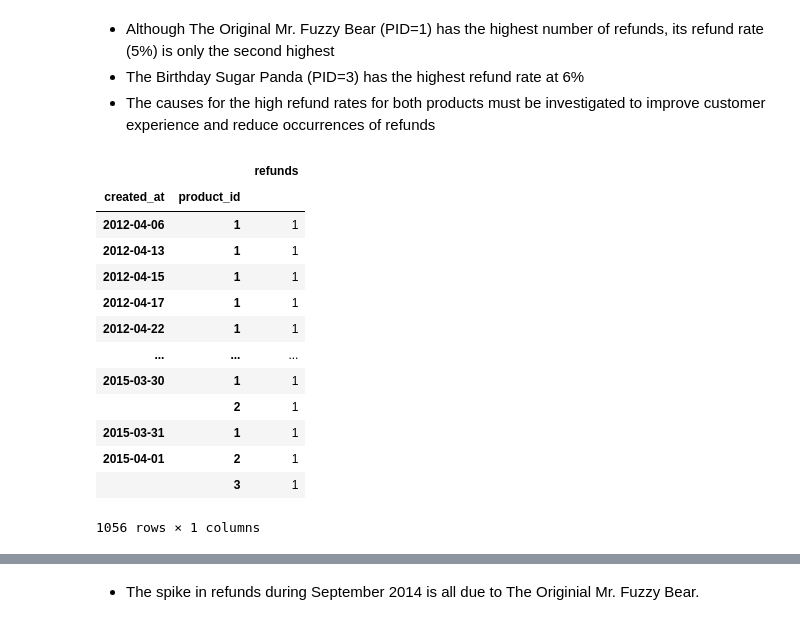
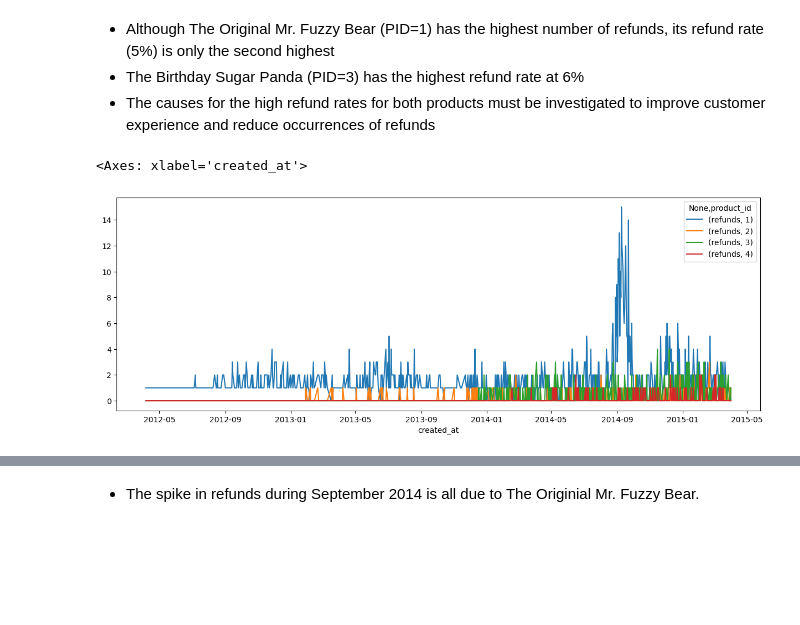
Before and after one commit to chaulnb05/Fuzzy_Ecom, a Jupyter notebook: Notebooks/eda.ipynb, the cells around one changed output, grey strips where cells are left out. Drawn from its saved outputs; the diff is of its cells as text; code cells hidden in the pictures; blank space fills up the shorter version.

Commit message:
changes in eda refunds

```diff
--- a/Notebooks/eda.ipynb
+++ b/Notebooks/eda.ipynb
@@ -388,19 +388,11 @@ refund_rate
 # %%
 refund_by_item = merge_ref_df.groupby(by=[merge_ref_df["created_at"].dt.date,"product_id"]).count()[["order_item_refund_id"]]
 refund_by_item.columns = ["refunds"]
-refund_by_item
+refund_by_item.reset_index(inplace=True)
+
+piv_refund = refund_by_item.pivot(columns="product_id",index="created_at")
+piv_refund.fillna(0,inplace=True)
+piv_refund.plot(figsize=(15,5))
 # %% [output]
-|  |  | refunds |
-| created_at | product_id |  |
-| 2012-04-06 | 1 | 1 |
-| 2012-04-13 | 1 | 1 |
-| 2012-04-15 | 1 | 1 |
-| 2012-04-17 | 1 | 1 |
-| 2012-04-22 | 1 | 1 |
-| ... | ... | ... |
-| 2015-03-30 | 1 | 1 |
-|  | 2 | 1 |
-| 2015-03-31 | 1 | 1 |
-| 2015-04-01 | 2 | 1 |
-|  | 3 | 1 |
-1056 rows × 1 columns
+<Axes: xlabel='created_at'>
+[figure, added]
```
Also changed, not shown: parts of 1 cell of this notebook, 1 other file.
